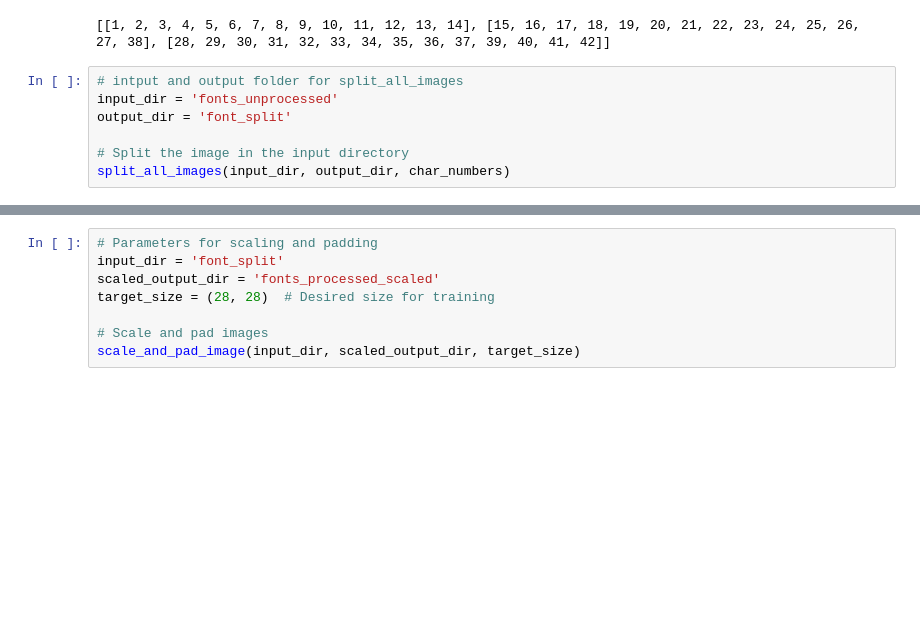
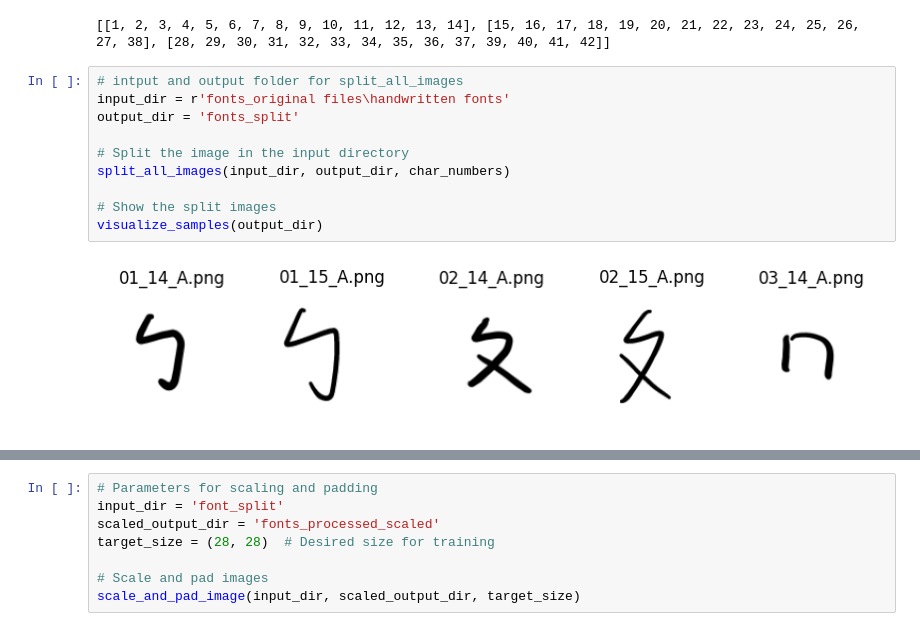
Before and after one commit to white-pub/Bopomofo-Model, a Jupyter notebook: Bopomofo_model.ipynb, the cells around one changed output, grey strips where cells are left out. Saved outputs shown, nothing was run; the diff lists cells and outputs as text; blank space fills up the shorter version.

```diff
--- a/Bopomofo_model.ipynb
+++ b/Bopomofo_model.ipynb
@@ -156,8 +192,13 @@ print(char_numbers)
 [[1, 2, 3, 4, 5, 6, 7, 8, 9, 10, 11, 12, 13, 14], [15, 16, 17, 18, 19, 20, 21, 22, 23, 24, 25, 26, 27, 38], [28, 29, 30, 31, 32, 33, 34, 35, 36, 37, 39, 40, 41, 42]]
 # %%
 # intput and output folder for split_all_images
-input_dir = 'fonts_unprocessed'
-output_dir = 'font_split'
+input_dir = r'fonts_original files\handwritten fonts'
+output_dir = 'fonts_split'
 
 # Split the image in the input directory
 split_all_images(input_dir, output_dir, char_numbers)
+
+# Show the split images
+visualize_samples(output_dir)
+# %% [output]
+[figure, added]
```
Also changed, not shown: parts of 19 cells of this notebook, 5 other files.
